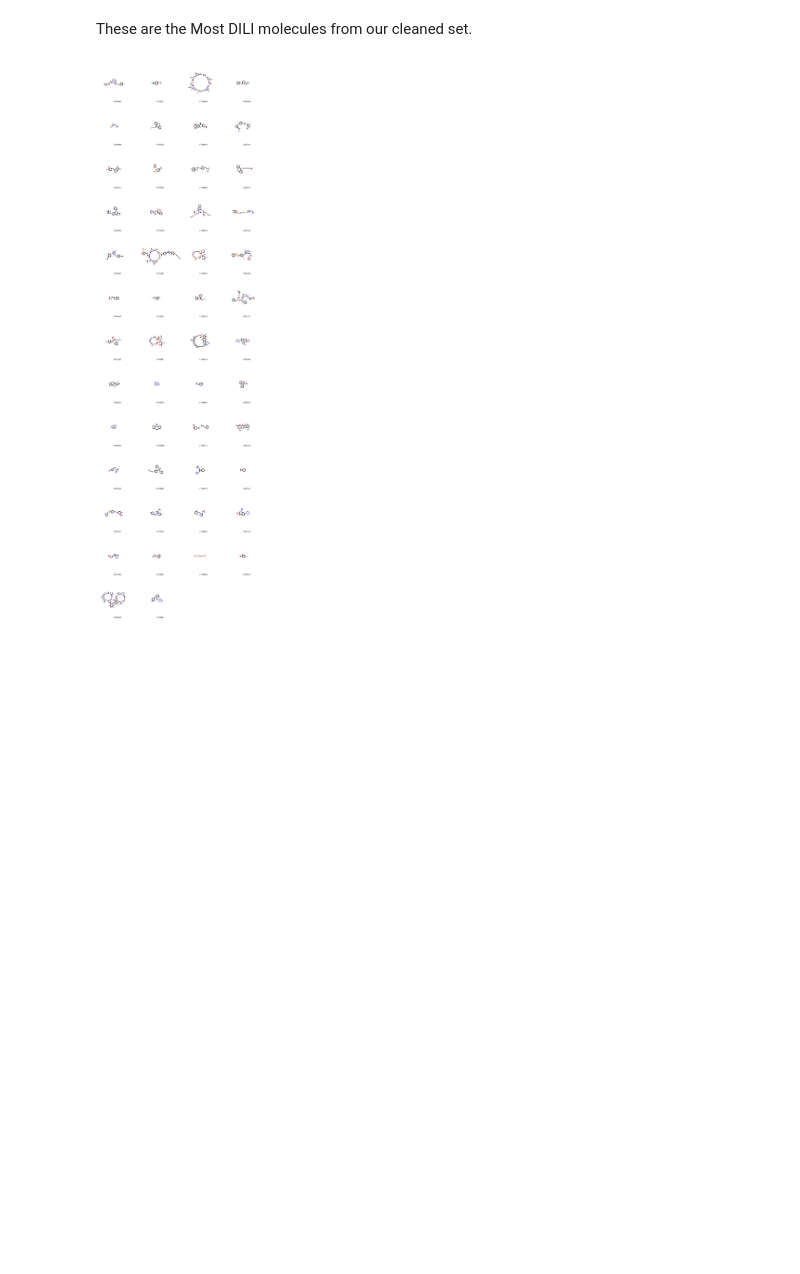
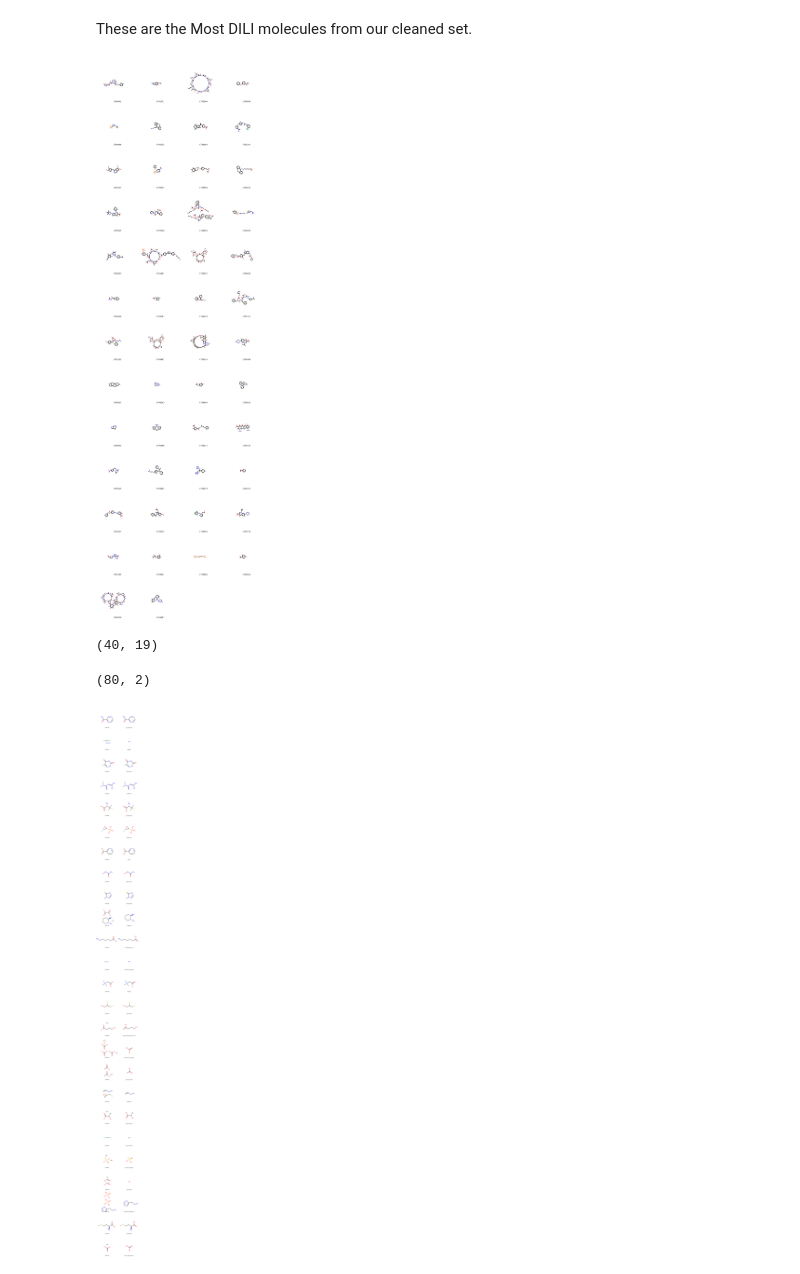
Before and after one commit to OpenRiskNet/notebooks, a Jupyter notebook: DataCure/LTKB/LTKB_dataprep.ipynb, the cells around one changed output. Drawn from its saved outputs; the diff is of its cells as text; code cells hidden in the pictures; blank space fills up the shorter version.

```diff
--- a/DataCure/LTKB/LTKB_dataprep.ipynb
+++ b/DataCure/LTKB/LTKB_dataprep.ipynb
@@ -221,6 +283,23 @@ mostDili.shape
 # %% [markdown]
 These are the Most DILI molecules from our cleaned set.
 # %%
-PandasTools.FrameToGridImage(mostDili, column='MOL', legendsCol='LTKBID', molsPerRow=4, subImgSize=(300, 300))
+PandasTools.FrameToGridImage(mostDili, column='FULL_MOL', legendsCol='LTKBID', molsPerRow=4, subImgSize=(300, 300))
 # %% [output]
-[figure, old version]
+[figure, new version]
+# %%
+# very small molecules are likley to be problematical as the standardization process may
+# not be correct for these. Let's try to take a look at these.
+df['THAC'] = df['MOL'].apply(lambda mol: Descriptors.HeavyAtomCount(mol))
+smallMols = df[df['THAC'] < 10]
+smallMols.shape
+# %% [output]
+(40, 19)
+# %%
+reshaped = reshapeDataframe(smallMols)
+reshaped.shape
+# %% [output]
+(80, 2)
+# %%
+PandasTools.FrameToGridImage(reshaped, column='MOL', legendsCol='NAME', molsPerRow=2, subImgSize=(300, 300))
+# %% [output]
+[figure, added]
```
Also changed, not shown: parts of 20 cells of this notebook.
